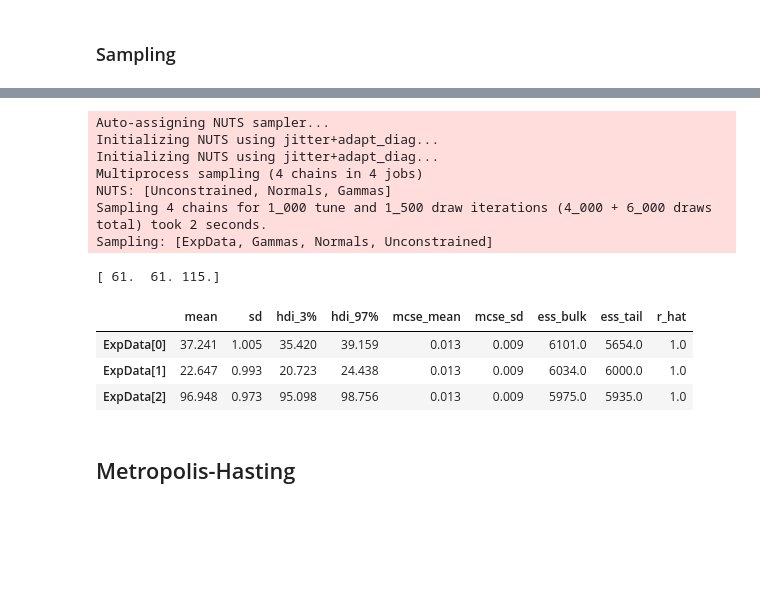
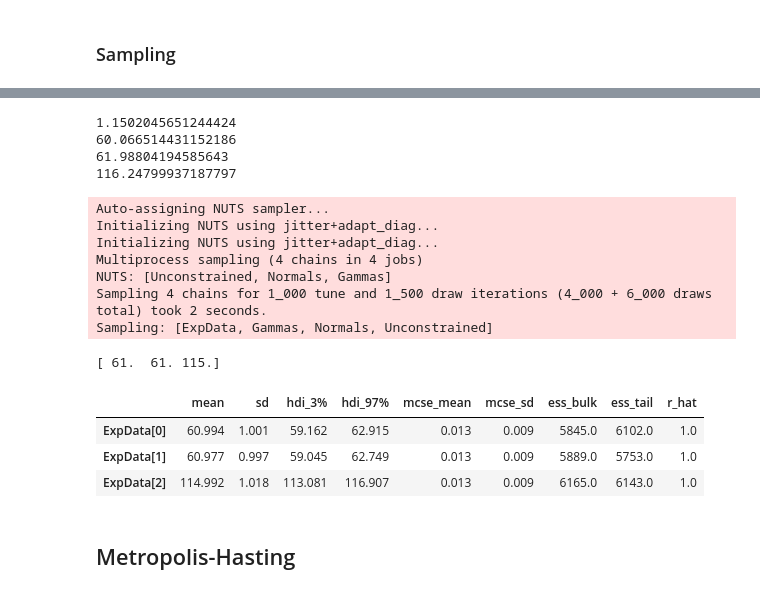
Before and after one commit to malin-horstmann/bayesian_pyhf, a Jupyter notebook: src/pyhf_pymc/sampling.ipynb, the cells around one changed output, grey strips where cells are left out. Cells and saved outputs as stored; diff of their text form; code cells hidden in the pictures; blank space fills up the shorter version.

```diff
--- a/src/pyhf_pymc/sampling.ipynb
+++ b/src/pyhf_pymc/sampling.ipynb
@@ -223,0 +226,7 @@ expData_op = ExpDataOp()
+# %%
+build_pars = []
+pars = prepare_inference.priors2pymc(prepared_model)
+for i in range(17):
+    build_pars.append(pars[i].eval())
+print(build_pars)
+plt.scatter(np.linspace(0, 17, 17), build_pars)
@@ -224,30 +237,39 @@ expData_op = ExpDataOp()
 # %%
 mu = []
 with pm.Model():
     pars = prepare_inference.priors2pymc(prepared_model)
+    # print(pars[0].eval())
+    pars = model.config.suggested_init()
     expData_op = ExpDataOp()
     ExpData = pm.Normal("ExpData", mu=expData_op(pars).eval(), sigma=1, observed=obs)
+    print(ExpData[0].eval())
+    print(ExpData[1].eval())
+    print(ExpData[2].eval())
 
     # step = pm.HamiltonianMC()
     post_data = pm.sample(1500)
     post_pred = pm.sample_posterior_predictive(post_data)
     prior_pred = pm.sample_prior_predictive(1500)
 
 print(model.expected_actualdata(model.config.suggested_init()))
 az.summary(post_pred, var_names="ExpData")
 # %% [output]
-Auto-assigning NUTS sampler...
-Initializing NUTS using jitter+adapt_diag...
-Initializing NUTS using jitter+adapt_diag...
-Multiprocess sampling (4 chains in 4 jobs)
-NUTS: [Unconstrained, Normals, Gammas]
-Sampling 4 chains for 1_000 tune and 1_500 draw iterations (4_000 + 6_000 draws total) took 2 seconds.
-Sampling: [ExpData, Gammas, Normals, Unconstrained]
+1.1502045651244424
+60.066514431152186
+61.98804194585643
+116.24799937187797
-[ 61.  61. 115.]
+Auto-assigning NUTS sampler...
+Initializing NUTS using jitter+adapt_diag...
+Initializing NUTS using jitter+adapt_diag...
+Multiprocess sampling (4 chains in 4 jobs)
+NUTS: [Unconstrained, Normals, Gammas]
+Sampling 4 chains for 1_000 tune and 1_500 draw iterations (4_000 + 6_000 draws total) took 2 seconds.
+Sampling: [ExpData, Gammas, Normals, Unconstrained]
+[ 61.  61. 115.]
 |  | mean | sd | hdi_3% | hdi_97% | mcse_mean | mcse_sd | ess_bulk | ess_tail | r_hat |
-| ExpData[0] | 37.241 | 1.005 | 35.420 | 39.159 | 0.013 | 0.009 | 6101.0 | 5654.0 | 1.0 |
-| ExpData[1] | 22.647 | 0.993 | 20.723 | 24.438 | 0.013 | 0.009 | 6034.0 | 6000.0 | 1.0 |
-| ExpData[2] | 96.948 | 0.973 | 95.098 | 98.756 | 0.013 | 0.009 | 5975.0 | 5935.0 | 1.0 |
+| ExpData[0] | 60.994 | 1.001 | 59.162 | 62.915 | 0.013 | 0.009 | 5845.0 | 6102.0 | 1.0 |
+| ExpData[1] | 60.977 | 0.997 | 59.045 | 62.749 | 0.013 | 0.009 | 5889.0 | 5753.0 | 1.0 |
+| ExpData[2] | 114.992 | 1.018 | 113.081 | 116.907 | 0.013 | 0.009 | 6165.0 | 6143.0 | 1.0 |
 # %% [markdown]
 ## Metropolis-Hasting
 # %%
```
Also changed, not shown: parts of 5 cells of this notebook.
